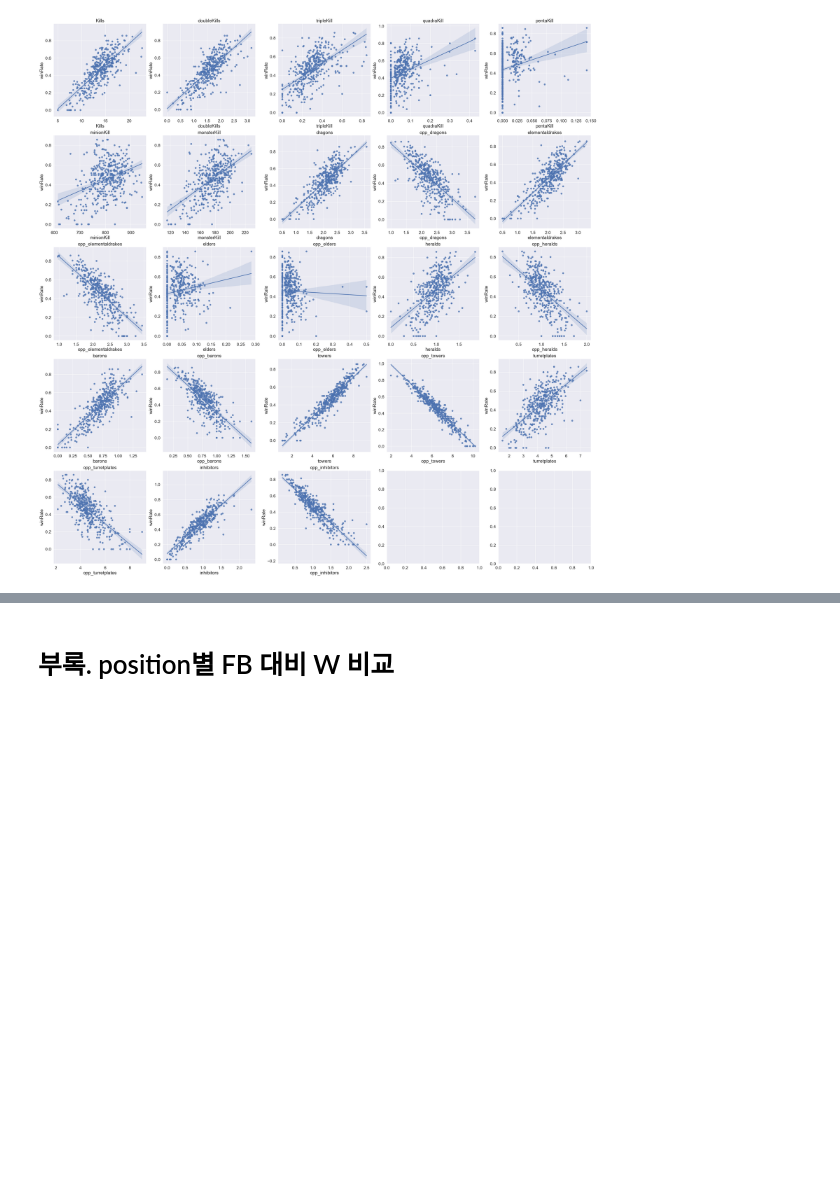
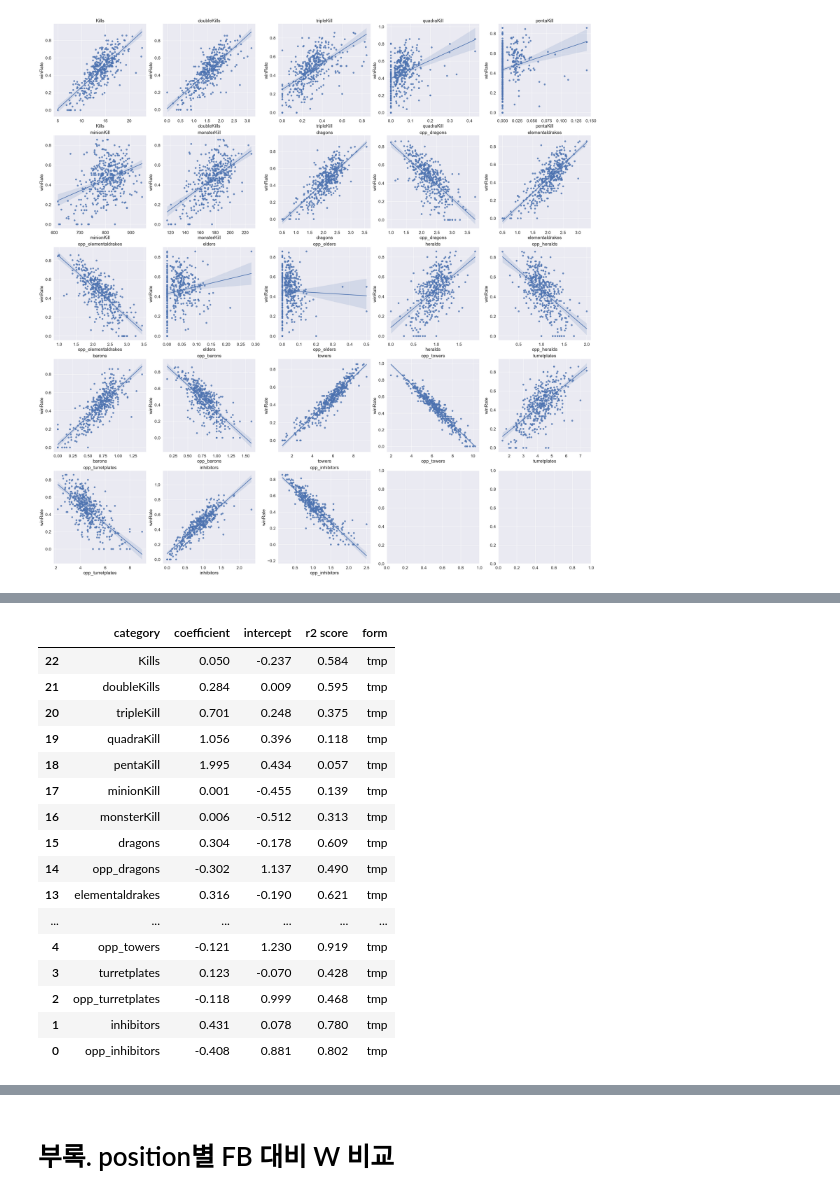
Before and after one commit to minchoCoin/LOL_data_analysis_prj, a Jupyter notebook: esportsDataAnalysis.ipynb, the cells around one changed output, grey strips where cells are left out. Saved outputs shown, nothing was run; the diff lists cells and outputs as text; code cells hidden in the pictures; blank space fills up the shorter version.

```diff
--- a/esportsDataAnalysis.ipynb
+++ b/esportsDataAnalysis.ipynb
@@ -366,7 +392,7 @@ for i in range(len(col)):
 # %%
 #https://m.blog.naver.com/PostView.naver?isHttpsRedirect=true&blogId=dotorimj2&logNo=222117972039
 
-coef_dict = defaultdict(float)
+trendData = pd.DataFrame(columns = ['category','coefficient','intercept','r2 score'])
 
 for c in col:
     model=LinearRegression()
@@ -374,8 +400,14 @@ for c in col:
     winRate = np.array(relationDf['winRate']).reshape((-1,1))
     model.fit(var,winRate)
     coef = model.coef_[0][0]
+    intercept = model.intercept_[0]
     r2 = model.score(var,winRate)
     print(c + ' - coefficient of determination and r2 score is ',coef,r2)
+    trendData.loc[-1] = [c,coef,intercept,r2]
+    trendData.index +=1
+
+
+trendData
 # %% [output]
 Kills - coefficient of determination and r2 score is  0.05003790378898031 0.5837021250294584
 doubleKills - coefficient of determination and r2 score is  0.28362117575555634 0.5946518965527614
@@ -396,0 +446,24 @@ opp_inhibitors - coefficient of determination and r2 score is  -0.40800503899972
+# %%
+trendData = trendData.round(3)
+
+trendData.insert(4,'form','tmp')
+
+trendData
+# %% [output]
+|  | category | coefficient | intercept | r2 score | form |
+| 22 | Kills | 0.050 | -0.237 | 0.584 | tmp |
+| 21 | doubleKills | 0.284 | 0.009 | 0.595 | tmp |
+| 20 | tripleKill | 0.701 | 0.248 | 0.375 | tmp |
+| 19 | quadraKill | 1.056 | 0.396 | 0.118 | tmp |
+| 18 | pentaKill | 1.995 | 0.434 | 0.057 | tmp |
+| 17 | minionKill | 0.001 | -0.455 | 0.139 | tmp |
+| 16 | monsterKill | 0.006 | -0.512 | 0.313 | tmp |
+| 15 | dragons | 0.304 | -0.178 | 0.609 | tmp |
+| 14 | opp_dragons | -0.302 | 1.137 | 0.490 | tmp |
+| 13 | elementaldrakes | 0.316 | -0.190 | 0.621 | tmp |
+| ... | ... | ... | ... | ... | ... |
+| 4 | opp_towers | -0.121 | 1.230 | 0.919 | tmp |
+| 3 | turretplates | 0.123 | -0.070 | 0.428 | tmp |
+| 2 | opp_turretplates | -0.118 | 0.999 | 0.468 | tmp |
+| 1 | inhibitors | 0.431 | 0.078 | 0.780 | tmp |
+| 0 | opp_inhibitors | -0.408 | 0.881 | 0.802 | tmp |
```
Also changed, not shown: parts of 5 cells of this notebook.
